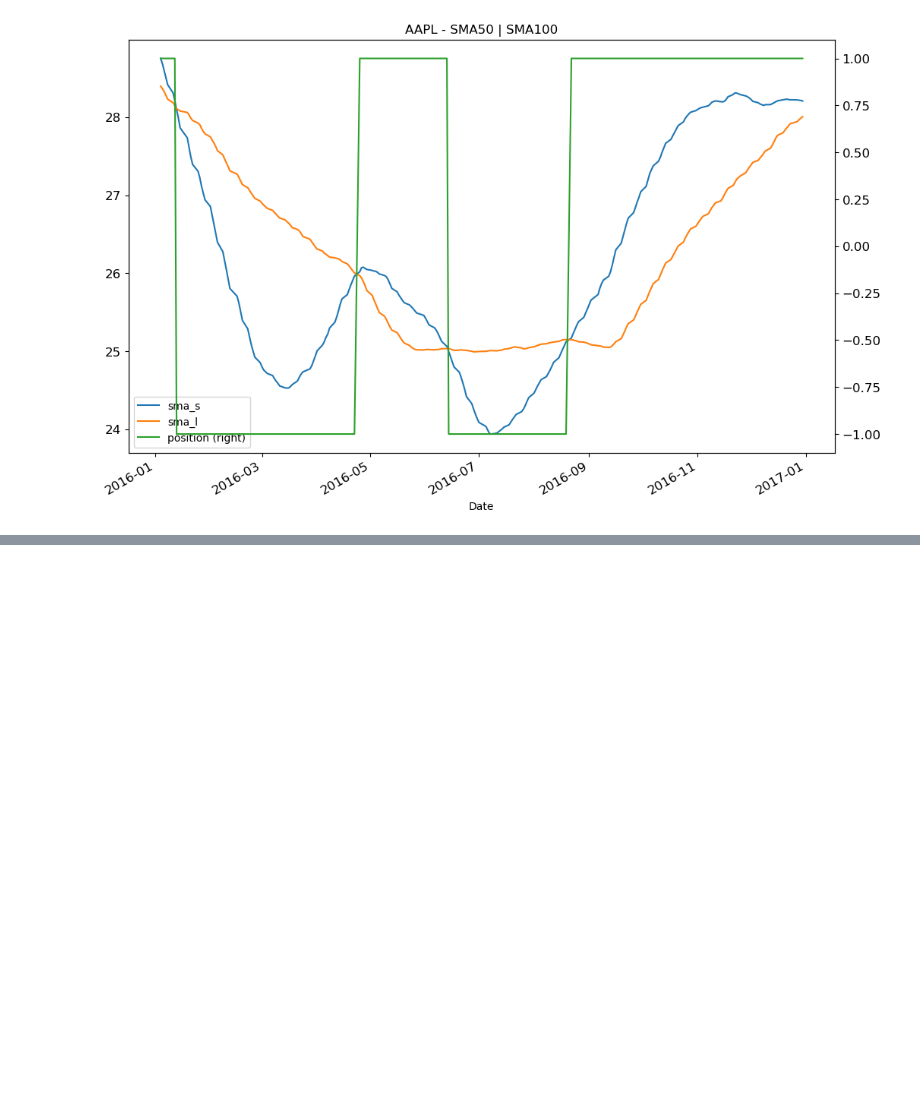
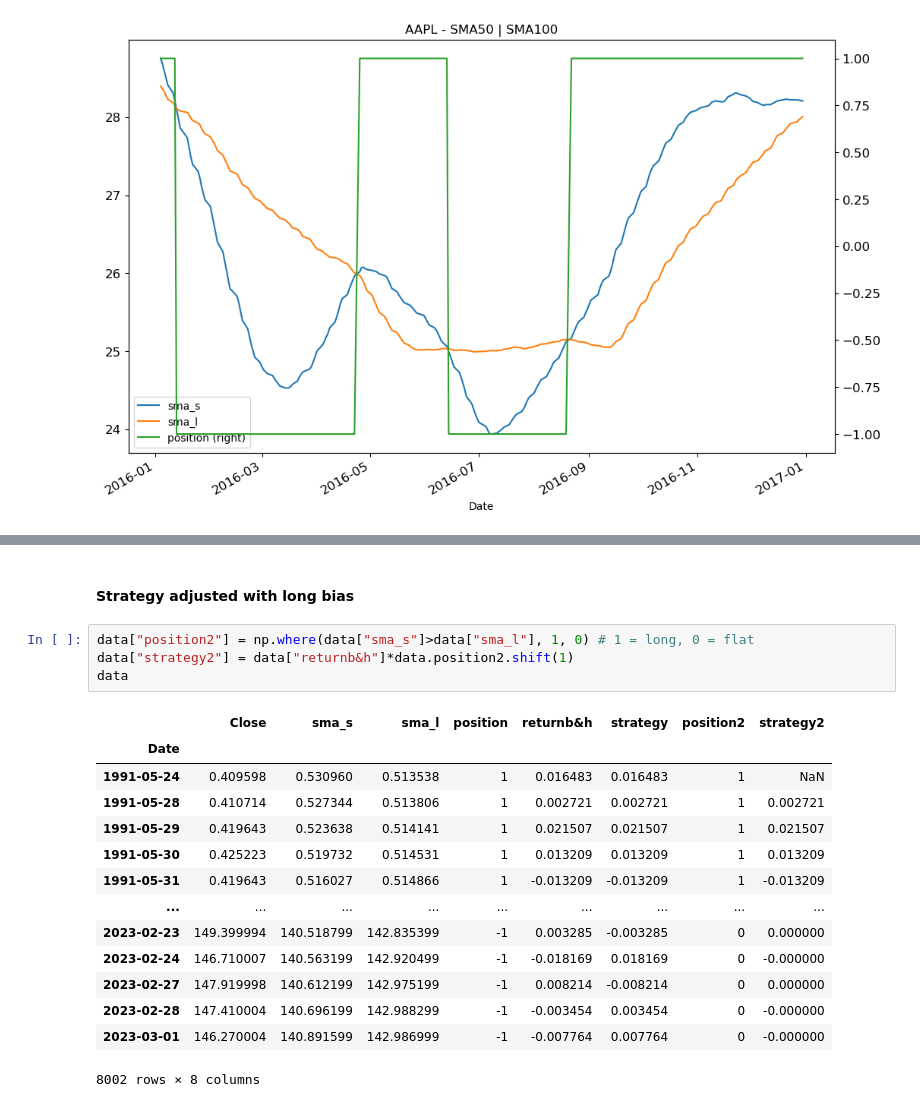
Before and after one commit to Shawnzty/algo-trade, a Jupyter notebook: YT3.ipynb, the cells around one changed output, grey strips where cells are left out. Drawn from its saved outputs; the diff is of its cells as text; blank space fills up the shorter version.

```diff
--- a/YT3.ipynb
+++ b/YT3.ipynb
@@ -735,0 +820,21 @@ data.loc["2016",["sma_s", "sma_l", "position"]].plot(figsize=(12,8), title="AAPL
+# %% [markdown]
+#### Strategy adjusted with long bias
+# %%
+data["position2"] = np.where(data["sma_s"]>data["sma_l"], 1, 0) # 1 = long, 0 = flat
+data["strategy2"] = data["returnb&h"]*data.position2.shift(1)
+data
+# %% [output]
+|  | Close | sma_s | sma_l | position | returnb&h | strategy | position2 | strategy2 |
+| Date |  |  |  |  |  |  |  |  |
+| 1991-05-24 | 0.409598 | 0.530960 | 0.513538 | 1 | 0.016483 | 0.016483 | 1 | NaN |
+| 1991-05-28 | 0.410714 | 0.527344 | 0.513806 | 1 | 0.002721 | 0.002721 | 1 | 0.002721 |
+| 1991-05-29 | 0.419643 | 0.523638 | 0.514141 | 1 | 0.021507 | 0.021507 | 1 | 0.021507 |
+| 1991-05-30 | 0.425223 | 0.519732 | 0.514531 | 1 | 0.013209 | 0.013209 | 1 | 0.013209 |
+| 1991-05-31 | 0.419643 | 0.516027 | 0.514866 | 1 | -0.013209 | -0.013209 | 1 | -0.013209 |
+| ... | ... | ... | ... | ... | ... | ... | ... | ... |
+| 2023-02-23 | 149.399994 | 140.518799 | 142.835399 | -1 | 0.003285 | -0.003285 | 0 | 0.000000 |
+| 2023-02-24 | 146.710007 | 140.563199 | 142.920499 | -1 | -0.018169 | 0.018169 | 0 | -0.000000 |
+| 2023-02-27 | 147.919998 | 140.612199 | 142.975199 | -1 | 0.008214 | -0.008214 | 0 | 0.000000 |
+| 2023-02-28 | 147.410004 | 140.696199 | 142.988299 | -1 | -0.003454 | 0.003454 | 0 | -0.000000 |
+| 2023-03-01 | 146.270004 | 140.891599 | 142.986999 | -1 | -0.007764 | 0.007764 | 0 | -0.000000 |
+8002 rows × 8 columns
```
Also changed, not shown: parts of 42 cells of this notebook, 1 other file.
